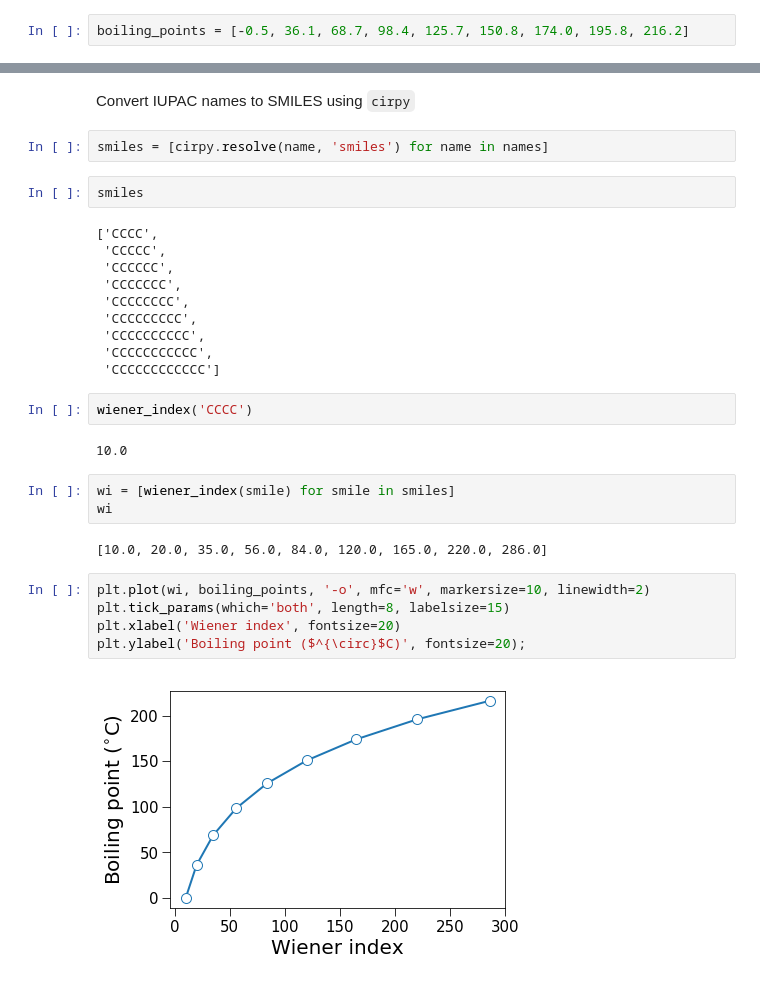
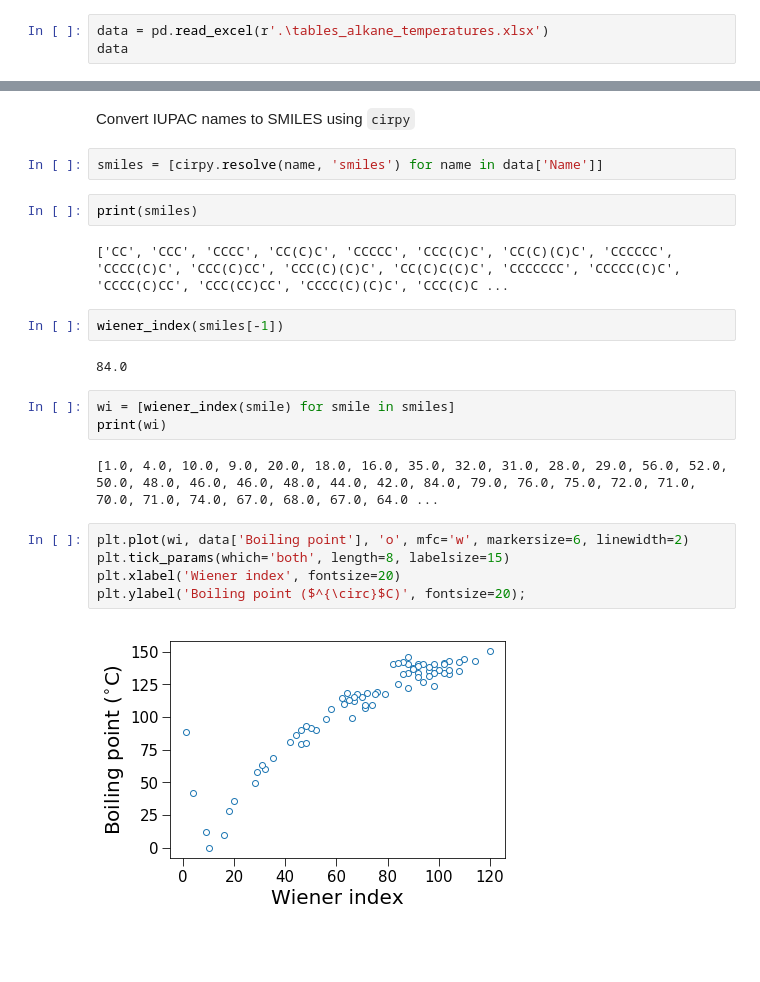
Before and after one commit to Sutton-Research-Lab/Python_workshop_2022, a Jupyter notebook: materials/Day_05/Day_05_RDKit_and_Cheminformatics.ipynb, the cells around one changed output, grey strips where cells are left out. Cells and saved outputs as stored; diff of their text form; blank space fills up the shorter version.

````diff
--- a/materials/Day_05/Day_05_RDKit_and_Cheminformatics.ipynb
+++ b/materials/Day_05/Day_05_RDKit_and_Cheminformatics.ipynb
@@ -161,2 +148,3 @@ names
 # %%
-boiling_points = [-0.5, 36.1, 68.7, 98.4, 125.7, 150.8, 174.0, 195.8, 216.2]
+data = pd.read_excel(r'.\tables_alkane_temperatures.xlsx')
+data
@@ -174,32 +180,24 @@ def wiener_index(m):
 # %% [markdown]
 Convert IUPAC names to SMILES using ```cirpy```
 # %%
-smiles = [cirpy.resolve(name, 'smiles') for name in names]
+smiles = [cirpy.resolve(name, 'smiles') for name in data['Name']]
 # %%
-smiles
+print(smiles)
 # %% [output]
-['CCCC',
- 'CCCCC',
- 'CCCCCC',
- 'CCCCCCC',
- 'CCCCCCCC',
- 'CCCCCCCCC',
- 'CCCCCCCCCC',
- 'CCCCCCCCCCC',
- 'CCCCCCCCCCCC']
+['CC', 'CCC', 'CCCC', 'CC(C)C', 'CCCCC', 'CCC(C)C', 'CC(C)(C)C', 'CCCCCC', 'CCCC(C)C', 'CCC(C)CC', 'CCC(C)(C)C', 'CC(C)C(C)C', 'CCCCCCC', 'CCCCC(C)C', 'CCCC(C)CC', 'CCC(CC)CC', 'CCCC(C)(C)C', 'CCC(C)C ...
 # %%
-wiener_index('CCCC')
+wiener_index(smiles[-1])
 # %% [output]
-10.0
+84.0
 # %%
 wi = [wiener_index(smile) for smile in smiles]
-wi
+print(wi)
 # %% [output]
-[10.0, 20.0, 35.0, 56.0, 84.0, 120.0, 165.0, 220.0, 286.0]
+[1.0, 4.0, 10.0, 9.0, 20.0, 18.0, 16.0, 35.0, 32.0, 31.0, 28.0, 29.0, 56.0, 52.0, 50.0, 48.0, 46.0, 46.0, 48.0, 44.0, 42.0, 84.0, 79.0, 76.0, 75.0, 72.0, 71.0, 70.0, 71.0, 74.0, 67.0, 68.0, 67.0, 64.0 ...
 # %%
-plt.plot(wi, boiling_points, '-o', mfc='w', markersize=10, linewidth=2)
+plt.plot(wi, data['Boiling point'], 'o', mfc='w', markersize=6, linewidth=2)
 plt.tick_params(which='both', length=8, labelsize=15)
 plt.xlabel('Wiener index', fontsize=20)
 plt.ylabel('Boiling point ($^{\circ}$C)', fontsize=20);
 # %% [output]
-[figure, old version]
+[figure, new version]
````
Also changed, not shown: parts of 5 cells of this notebook, 1 other file.
